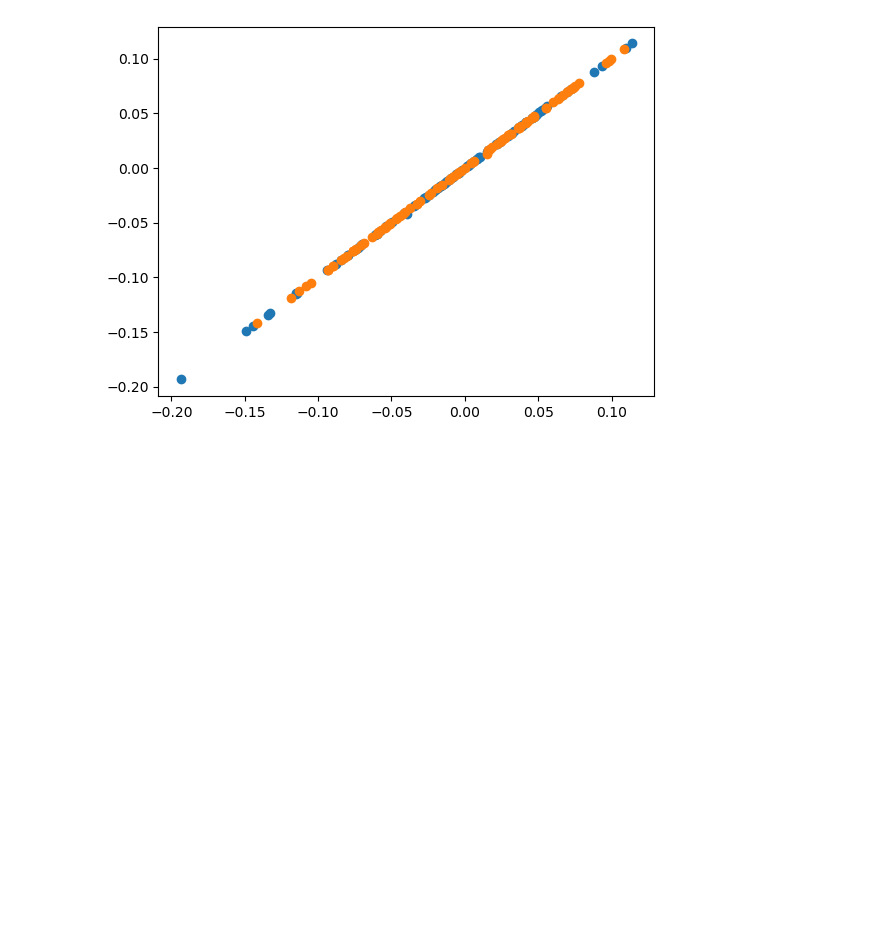
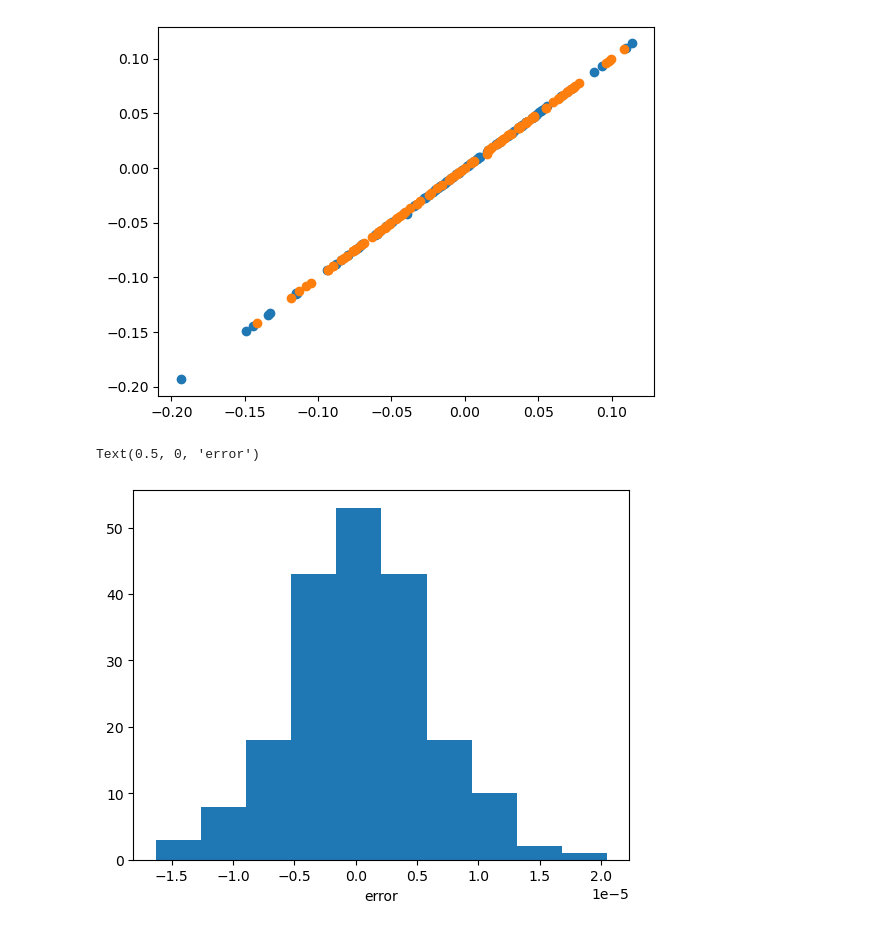
Before and after one commit to z7743/FastCCM, a Jupyter notebook: notebooks/CCM results comparison.ipynb, the cells around one changed output. Cells and saved outputs as stored; diff of their text form; code cells hidden in the pictures; blank space fills up the shorter version.

```diff
--- a/notebooks/CCM results comparison.ipynb
+++ b/notebooks/CCM results comparison.ipynb
@@ -38,3 +40,17 @@ plt.scatter(Y_to_X_res_FastCCM, Y_to_X_res_pyEDM)
 # %% [output]
 <matplotlib.collections.PathCollection at 0x...>
 [figure]
+# %%
+test_df = pd.read_csv("https://raw.githubusercontent.com/SugiharaLab/pyEDM/refs/heads/master/src/pyEDM/data/circle.csv")
+val_df = pd.read_csv("https://raw.githubusercontent.com/SugiharaLab/pyEDM/refs/heads/master/src/pyEDM/tests/validation/SMap_circle_E2_embd_valid.csv")
+# %%
+
+X_emb = test_df[["x","y"]].to_numpy()[None]
+y_emb = val_df["Observations"].to_numpy()[:-1][None,:,None]
+y_val = val_df["Predictions"][1:].to_numpy()
+# %%
+plt.hist(ccm.predict(X_emb,X_emb[:,:,[0]],tp=1,exclusion_rad=0,method="smap",theta=3).squeeze()-y_val[:-1])
+plt.xlabel("error")
+# %% [output]
+Text(0.5, 0, 'error')
+[figure, added]
```
Also changed, not shown: parts of 20 cells of this notebook, 2 other files.
